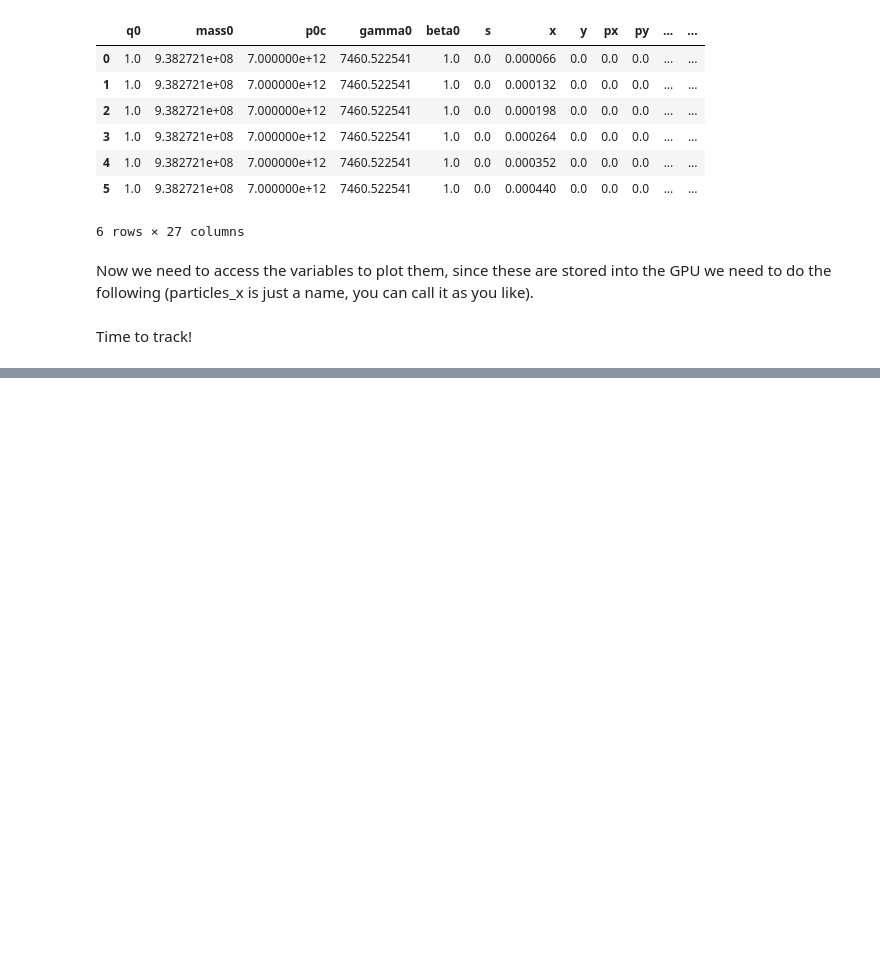
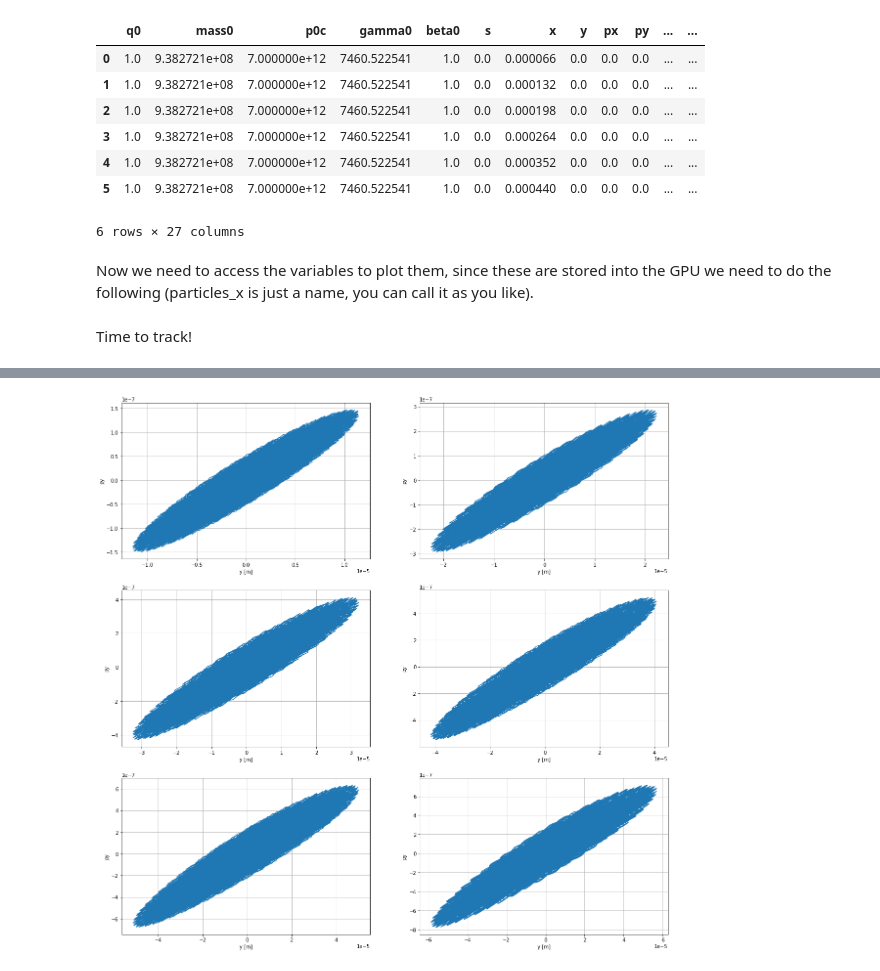
Before and after one commit to andreafornara/git_postprocessing, a Jupyter notebook: Without_Octupoles_GPU.ipynb, the cells around one changed output, grey strips where cells are left out. Saved outputs shown, nothing was run; the diff lists cells and outputs as text; code cells hidden in the pictures; blank space fills up the shorter version.

```diff
--- a/Without_Octupoles_GPU.ipynb
+++ b/Without_Octupoles_GPU.ipynb
@@ -273,0 +614,42 @@ plt.show()
+# %%
+fig1 = plt.figure(1, figsize=(20, 20))
+
+ytransverse1 = plt.subplot(3,2,1)
+ytransverse1.plot(y[0], py[0])
+ytransverse1.set_xlabel('y [m]')
+ytransverse1.set_ylabel('py')
+ytransverse1.grid()
+
+ytransverse2 = plt.subplot(3,2,2)
+ytransverse2.plot(y[1], py[1])
+ytransverse2.set_xlabel('y [m]')
+ytransverse2.set_ylabel('py')
+ytransverse2.grid()
+
+ytransverse3 = plt.subplot(3,2,3)
+ytransverse3.plot(y[2], py[2])
+ytransverse3.set_xlabel('y [m]')
+ytransverse3.set_ylabel('py')
+ytransverse3.grid()
+
+ytransverse4 = plt.subplot(3,2,4)
+ytransverse4.plot(y[3], py[3])
+ytransverse4.set_xlabel('y [m]')
+ytransverse4.set_ylabel('py')
+ytransverse4.grid()
+
+ytransverse5 = plt.subplot(3,2,5)
+ytransverse5.plot(y[4], py[4])
+ytransverse5.set_xlabel('y [m]')
+ytransverse5.set_ylabel('py')
+ytransverse5.grid()
+
+ytransverse6 = plt.subplot(3,2,6)
+ytransverse6.plot(y[5], py[5])
+ytransverse6.set_xlabel('y [m]')
+ytransverse6.set_ylabel('py')
+ytransverse6.grid()
+
+plt.show()
+# %% [output]
+[figure, added]
```
Also changed, not shown: parts of 36 cells of this notebook, 1 other file.
